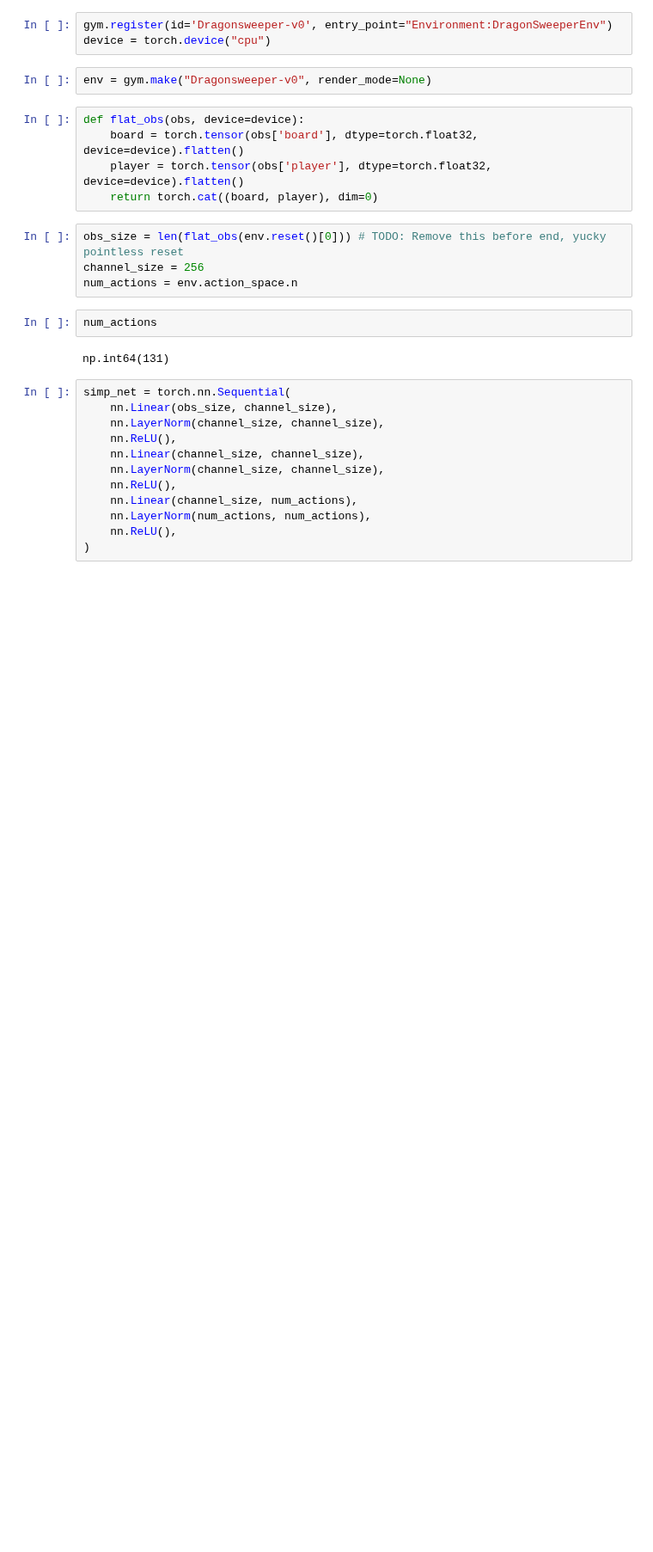
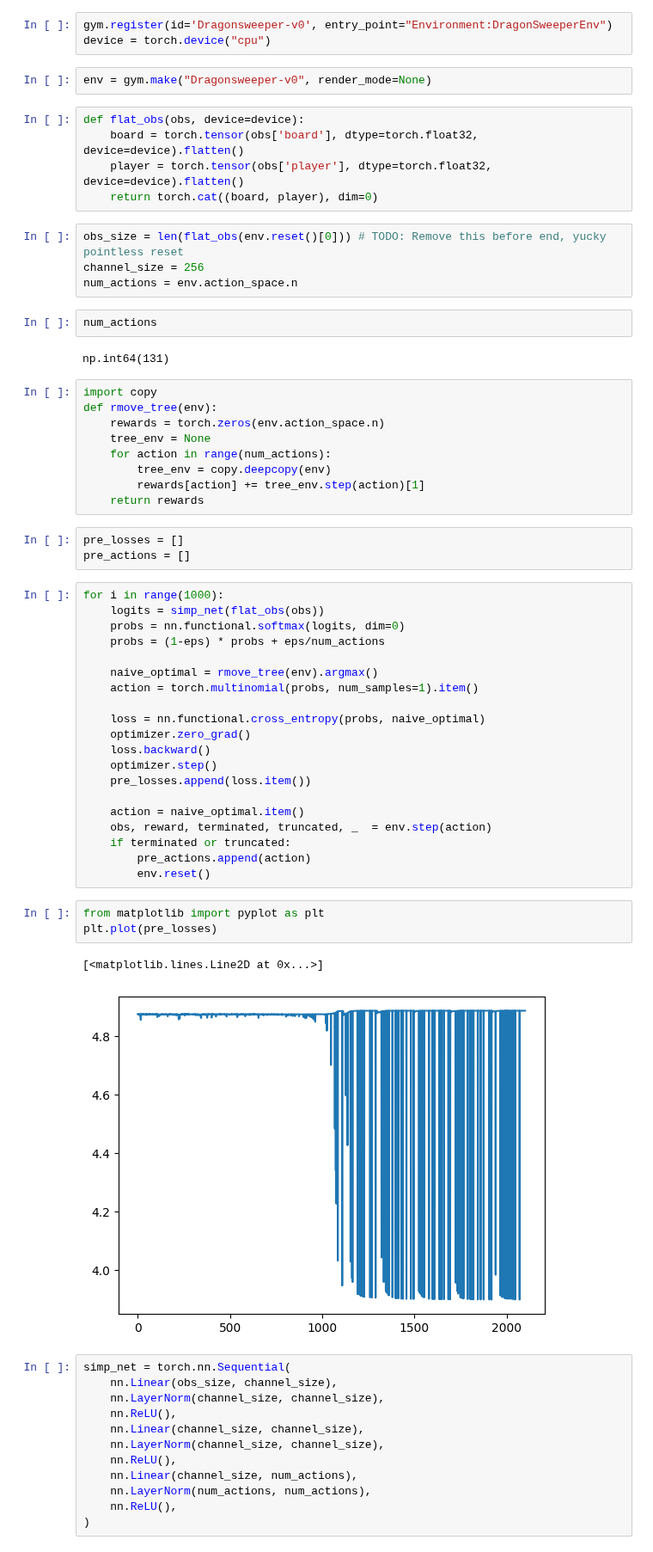
Before and after one commit to EuropeanB/COMP4010-Group40-project, a Jupyter notebook: SimplePolicy.ipynb, the cells around one changed output. Shown at 86% size. Drawn from its saved outputs; the diff is of its cells as text; blank space fills up the shorter version.

Commit message:
Beginning Tree Policy

```diff
--- a/SimplePolicy.ipynb
+++ b/SimplePolicy.ipynb
@@ -20,6 +20,44 @@ num_actions = env.action_space.n
 num_actions
 # %% [output]
 np.int64(131)
+# %%
+import copy
+def rmove_tree(env):
+    rewards = torch.zeros(env.action_space.n)
+    tree_env = None
+    for action in range(num_actions):
+        tree_env = copy.deepcopy(env)
+        rewards[action] += tree_env.step(action)[1]
+    return rewards
+# %%
+pre_losses = []
+pre_actions = []
+# %%
+for i in range(1000):
+    logits = simp_net(flat_obs(obs))
+    probs = nn.functional.softmax(logits, dim=0)
+    probs = (1-eps) * probs + eps/num_actions
+
+    naive_optimal = rmove_tree(env).argmax()
+    action = torch.multinomial(probs, num_samples=1).item()
+
+    loss = nn.functional.cross_entropy(probs, naive_optimal)
+    optimizer.zero_grad()
+    loss.backward()
+    optimizer.step()
+    pre_losses.append(loss.item())
+
+    action = naive_optimal.item()
+    obs, reward, terminated, truncated, _  = env.step(action)
+    if terminated or truncated:
+        pre_actions.append(action)
+        env.reset()
+# %%
+from matplotlib import pyplot as plt
+plt.plot(pre_losses)
+# %% [output]
+[<matplotlib.lines.Line2D at 0x...>]
+[figure, added]
 # %%
 simp_net = torch.nn.Sequential(
     nn.Linear(obs_size, channel_size),
```
Also changed, not shown: parts of 6 cells of this notebook.
